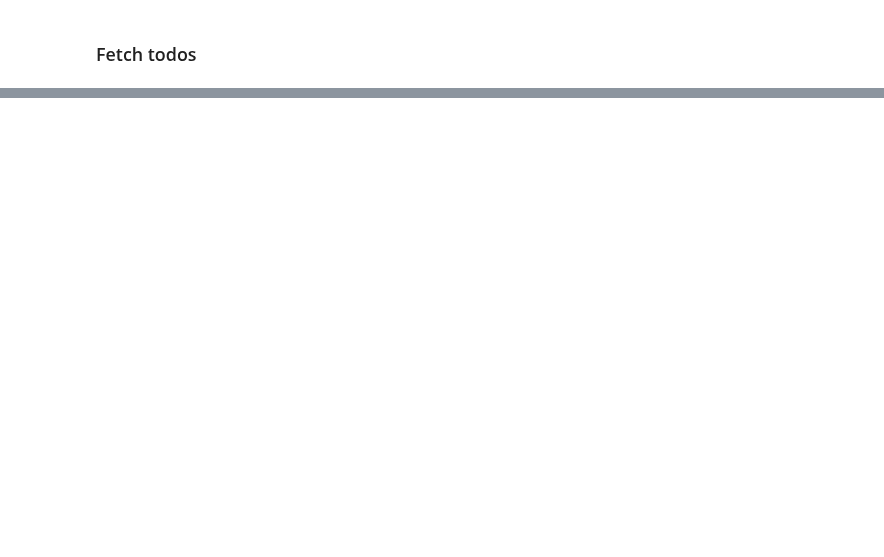
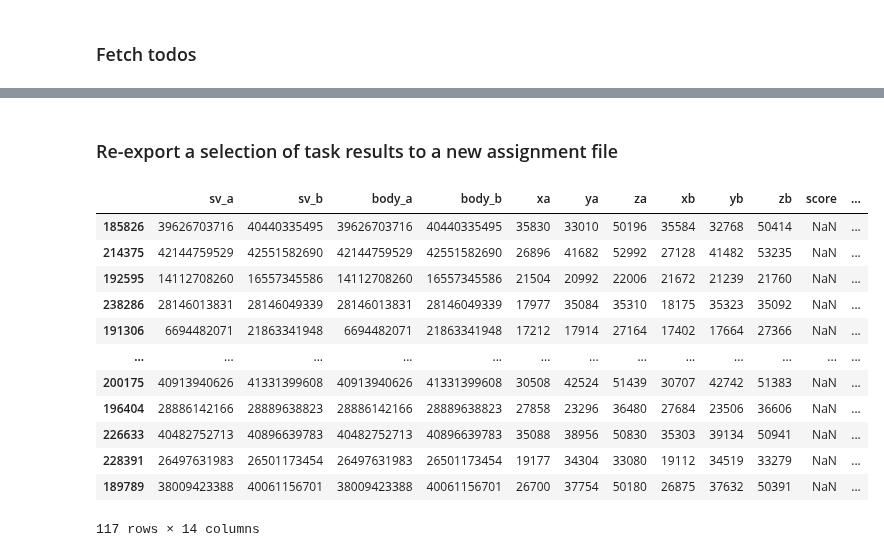
Before and after one commit to janelia-flyem/neuclease, a Jupyter notebook: notebooks/focused-decision-analysis.ipynb, the cells around one changed output, grey strips where cells are left out. Cells and saved outputs as stored; diff of their text form; code cells hidden in the pictures; blank space fills up the shorter version.

```diff
--- a/notebooks/focused-decision-analysis.ipynb
+++ b/notebooks/focused-decision-analysis.ipynb
@@ -425,0 +456,24 @@ todos['comment'].value_counts(dropna=False).rename('count').to_frame()
+# %% [markdown]
+### Re-export a selection of task results to a new assignment file
+# %%
+# Example: Find the 'synth' tasks with the largest distance between supervoxels and export them as an assignment
+decisions['distance'] = np.linalg.norm(decisions[['xa', 'ya', 'za']].values - decisions[['xb', 'yb', 'zb']].values, axis=1)
+distant_decisions = decisions.query('not synth_score.isnull() and distance >= 300 and result == "merge"').sort_values('distance', ascending=False)
+_ = reexport_tasks_to_assignment(distant_decisions, description="distant-merge-tasks-for-testing", path="/tmp/distant-decisions-for-testing.json")
+# %%
+cols = ['sv_a', 'sv_b', 'body_a', 'body_b', 'xa', 'ya', 'za', 'xb', 'yb', 'zb', 'score', 'synth_score', 'distance', 'user']
+distant_decisions[cols]
+# %% [output]
+|  | sv_a | sv_b | body_a | body_b | xa | ya | za | xb | yb | zb | score | ... |
+| 185826 | 39626703716 | 40440335495 | 39626703716 | 40440335495 | 35830 | 33010 | 50196 | 35584 | 32768 | 50414 | NaN | ... |
+| 214375 | 42144759529 | 42551582690 | 42144759529 | 42551582690 | 26896 | 41682 | 52992 | 27128 | 41482 | 53235 | NaN | ... |
+| 192595 | 14112708260 | 16557345586 | 14112708260 | 16557345586 | 21504 | 20992 | 22006 | 21672 | 21239 | 21760 | NaN | ... |
+| 238286 | 28146013831 | 28146049339 | 28146013831 | 28146049339 | 17977 | 35084 | 35310 | 18175 | 35323 | 35092 | NaN | ... |
+| 191306 | 6694482071 | 21863341948 | 6694482071 | 21863341948 | 17212 | 17914 | 27164 | 17402 | 17664 | 27366 | NaN | ... |
+| ... | ... | ... | ... | ... | ... | ... | ... | ... | ... | ... | ... | ... |
+| 200175 | 40913940626 | 41331399608 | 40913940626 | 41331399608 | 30508 | 42524 | 51439 | 30707 | 42742 | 51383 | NaN | ... |
+| 196404 | 28886142166 | 28889638823 | 28886142166 | 28889638823 | 27858 | 23296 | 36480 | 27684 | 23506 | 36606 | NaN | ... |
+| 226633 | 40482752713 | 40896639783 | 40482752713 | 40896639783 | 35088 | 38956 | 50830 | 35303 | 39134 | 50941 | NaN | ... |
+| 228391 | 26497631983 | 26501173454 | 26497631983 | 26501173454 | 19177 | 34304 | 33080 | 19112 | 34519 | 33279 | NaN | ... |
+| 189789 | 38009423388 | 40061156701 | 38009423388 | 40061156701 | 26700 | 37754 | 50180 | 26875 | 37632 | 50391 | NaN | ... |
+117 rows × 14 columns
```
Also changed, not shown: parts of 19 cells of this notebook.
